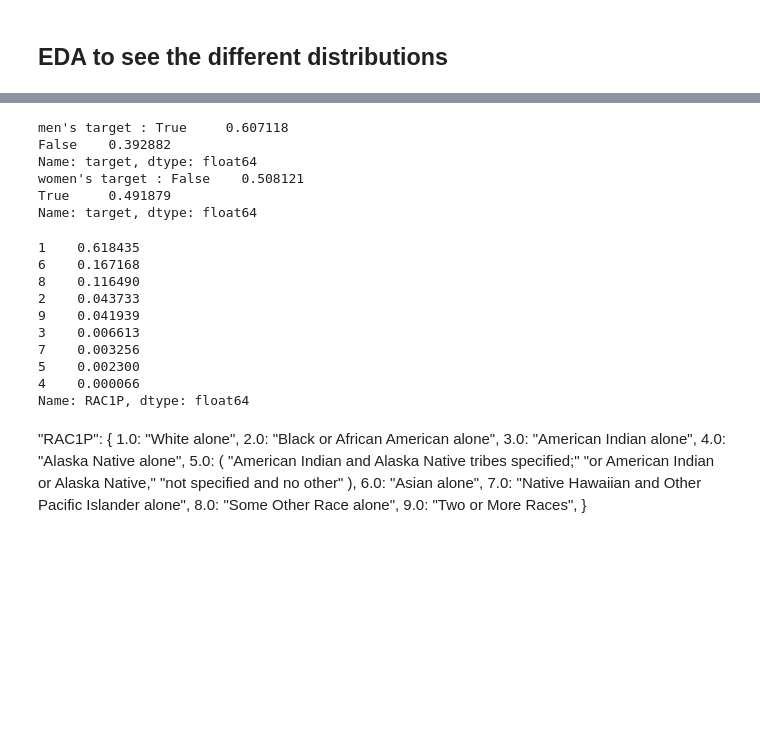
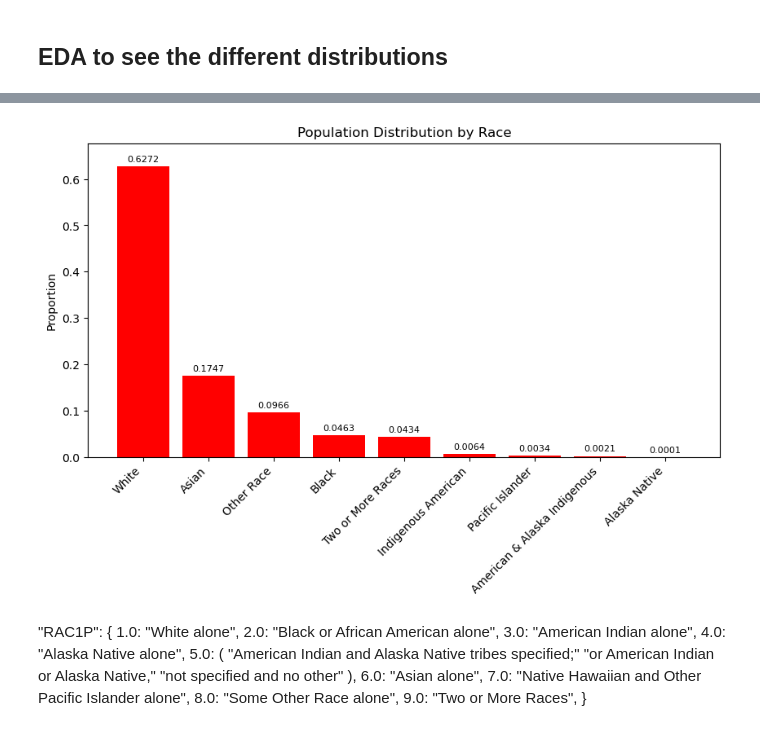
Before and after one commit to AlteaF/Algorithmic_Fairness_2025, a Jupyter notebook: ass2/afae25-assignment-02-template.ipynb, the cells around one changed output, grey strips where cells are left out. Saved outputs shown, nothing was run; the diff lists cells and outputs as text; code cells hidden in the pictures; blank space fills up the shorter version.

```diff
--- a/ass2/afae25-assignment-02-template.ipynb
+++ b/ass2/afae25-assignment-02-template.ipynb
@@ -46,9 +48,13 @@ def data_processing(data, features, target_name:str, threshold: float = 35000):
     df = df[df['PINCP'] > 100]
     df = df[df['WKHP'] > 0]
     df = df[df['PWGTP'] >= 1]
+    df = df[df["SCHL"]>=15]
     ### Adult Filter (ENDS)
     ### Groups of interest
     sex = df["SEX"].values
+    race = df["RAC1P"]
+    race = (df["RAC1P"] == 1).astype(int)
+    race = race.values
     ### Target
     df["target"] = df[target_name] > threshold
     target = df["target"].values
@@ -57,9 +63,6 @@ def data_processing(data, features, target_name:str, threshold: float = 35000):
     cols = [ "HINS1", "HINS2", "HINS4", "CIT", "COW", "SCHL", "MAR", "SEX", "RAC1P"]
     df_processed = pd.get_dummies(df_processed, prefix=None, prefix_sep='_', dummy_na=False, columns=cols, drop_first=True)
     df_processed = pd.get_dummies(df_processed, prefix=None, prefix_sep='_', dummy_na=True, columns=["ENG"], drop_first=True)
-    return df_processed, df, target, sex
+    return df_processed, df, target, sex, race
 
-data, data_original, target, group = data_processing(acs_data, feature_names, target_name)
-
-X_train, X_test, y_train, y_test, group_train, group_test = train_test_split(
-    data, target, group, test_size=0.2, random_state=0)
+data, data_original, target, group_g, group_r = data_processing(acs_data, feature_names, target_name)
@@ -82,27 +168,47 @@ Name: SEX_2, dtype: float64
-# %%
-print(f"men's target : {data_original[data_original.SEX==1].target.value_counts(normalize=True)}")
-
-print(f"women's target : {data_original[data_original.SEX==2].target.value_counts(normalize=True)}")
-# %% [output]
-men's target : True     0.607118
-False    0.392882
-Name: target, dtype: float64
-women's target : False    0.508121
-True     0.491879
-Name: target, dtype: float64
-# %%
-data_original.RAC1P.value_counts(normalize=True)
-# %% [output]
-1    0.618435
-6    0.167168
-8    0.116490
-2    0.043733
-9    0.041939
-3    0.006613
-7    0.003256
-5    0.002300
-4    0.000066
-Name: RAC1P, dtype: float64
+# %%
+import numpy as np
+import matplotlib.pyplot as plt
+
+# Get population distribution
+population_division = dict(data_original.RAC1P.value_counts(normalize=True))
+
+# Mapping race codes to race names
+race_mapping = {
+    1: "White",
+    2: "Black",
+    3: "Indigenous American",
+    4: "Alaska Native",
+    5: "American & Alaska Indigenous",
+    6: "Asian",
+    7: "Pacific Islander",
+    8: "Other Race",
+    9: "Two or More Races"
+}
+
+# Extract race codes and population values
+race_codes = list(population_division.keys())
+population_values = list(population_division.values())
+
+# Convert race codes to names
+race_names = [race_mapping.get(code, f"Race {code}") for code in race_codes]
+
+# Create the bar plot
+plt.figure(figsize=(10, 5))
+plt.bar(race_names, population_values, color="red")
+
+# Labeling
+plt.ylabel("Proportion")
+plt.title("Population Distribution by Race")
+plt.xticks(rotation=45, ha="right")
+
+# Display values on bars
+for i, value in enumerate(population_values):
+    plt.text(i, value + 0.01, f"{value:.4f}", ha='center', fontsize=8)
+
+plt.ylim(0, max(population_values) + 0.05)
+plt.show()
+# %% [output]
+[figure, added]
 # %% [markdown]
  "RAC1P": {
         1.0: "White alone",
```
Also changed, not shown: parts of 39 cells of this notebook, 10 other files.
